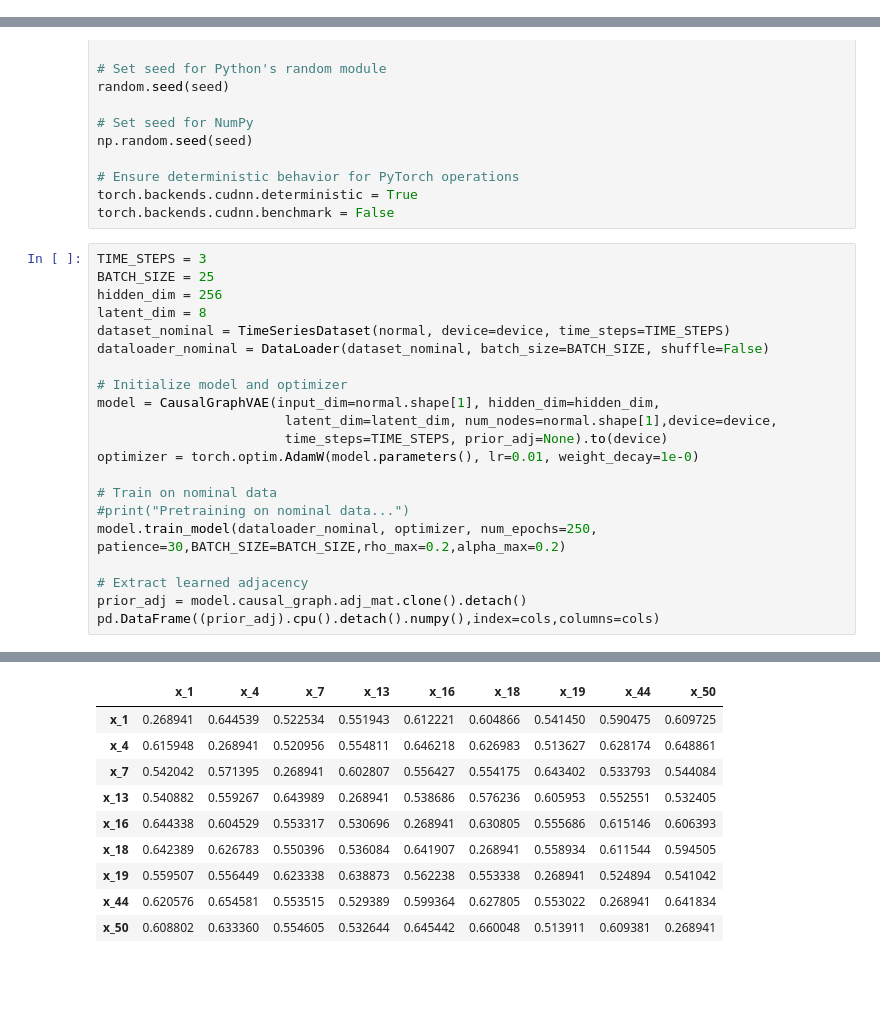
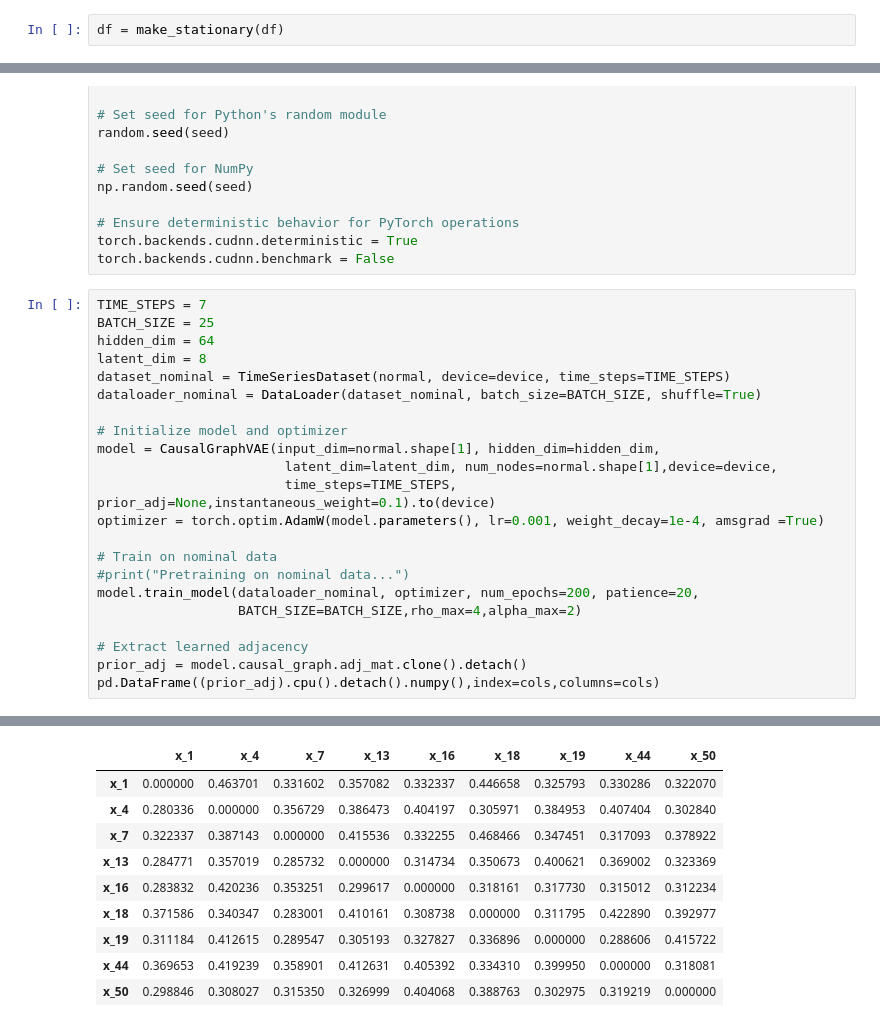
Before and after one commit to lowhornj/CARAT_CI, a Jupyter notebook: src/tennessee_eastman_idv1.ipynb, the cells around one changed output, grey strips where cells are left out. Drawn from its saved outputs; the diff is of its cells as text; blank space fills up the shorter version.

Commit message:
updated model

```diff
--- a/src/tennessee_eastman_idv1.ipynb
+++ b/src/tennessee_eastman_idv1.ipynb
@@ -61,3 +61,5 @@ from feature.scalers import ranged_scaler
 df = pl.DataFrame(data,schema=col_names)
 for col in df.columns:
     df = df.with_columns(ranged_scaler(df[col]))
+# %%
+df = make_stationary(df)
@@ -281,22 +153,23 @@ np.random.seed(seed)
 torch.backends.cudnn.deterministic = True
 torch.backends.cudnn.benchmark = False
 # %%
-TIME_STEPS = 3
+TIME_STEPS = 7
 BATCH_SIZE = 25
-hidden_dim = 256
+hidden_dim = 64
 latent_dim = 8
 dataset_nominal = TimeSeriesDataset(normal, device=device, time_steps=TIME_STEPS)
-dataloader_nominal = DataLoader(dataset_nominal, batch_size=BATCH_SIZE, shuffle=False)
+dataloader_nominal = DataLoader(dataset_nominal, batch_size=BATCH_SIZE, shuffle=True)
 
 # Initialize model and optimizer
 model = CausalGraphVAE(input_dim=normal.shape[1], hidden_dim=hidden_dim,
                         latent_dim=latent_dim, num_nodes=normal.shape[1],device=device,
-                        time_steps=TIME_STEPS, prior_adj=None).to(device)
-optimizer = torch.optim.AdamW(model.parameters(), lr=0.01, weight_decay=1e-0)
+                        time_steps=TIME_STEPS, prior_adj=None,instantaneous_weight=0.1).to(device)
+optimizer = torch.optim.AdamW(model.parameters(), lr=0.001, weight_decay=1e-4, amsgrad =True)
 
 # Train on nominal data
 #print("Pretraining on nominal data...")
-model.train_model(dataloader_nominal, optimizer, num_epochs=250, patience=30,BATCH_SIZE=BATCH_SIZE,rho_max=0.2,alpha_max=0.2)
+model.train_model(dataloader_nominal, optimizer, num_epochs=200, patience=20,
+                  BATCH_SIZE=BATCH_SIZE,rho_max=4,alpha_max=2)
 
 # Extract learned adjacency
 prior_adj = model.causal_graph.adj_mat.clone().detach()
@@ -309,11 +186,11 @@ Recon Loss =0.5477, KL Loss = 0.0002, Sparsity Loss = 33.9743, Lagrangian Loss =
 |  | x_1 | x_4 | x_7 | x_13 | x_16 | x_18 | x_19 | x_44 | x_50 |
-| x_1 | 0.268941 | 0.644539 | 0.522534 | 0.551943 | 0.612221 | 0.604866 | 0.541450 | 0.590475 | 0.609725 |
-| x_4 | 0.615948 | 0.268941 | 0.520956 | 0.554811 | 0.646218 | 0.626983 | 0.513627 | 0.628174 | 0.648861 |
-| x_7 | 0.542042 | 0.571395 | 0.268941 | 0.602807 | 0.556427 | 0.554175 | 0.643402 | 0.533793 | 0.544084 |
-| x_13 | 0.540882 | 0.559267 | 0.643989 | 0.268941 | 0.538686 | 0.576236 | 0.605953 | 0.552551 | 0.532405 |
-| x_16 | 0.644338 | 0.604529 | 0.553317 | 0.530696 | 0.268941 | 0.630805 | 0.555686 | 0.615146 | 0.606393 |
-| x_18 | 0.642389 | 0.626783 | 0.550396 | 0.536084 | 0.641907 | 0.268941 | 0.558934 | 0.611544 | 0.594505 |
-| x_19 | 0.559507 | 0.556449 | 0.623338 | 0.638873 | 0.562238 | 0.553338 | 0.268941 | 0.524894 | 0.541042 |
-| x_44 | 0.620576 | 0.654581 | 0.553515 | 0.529389 | 0.599364 | 0.627805 | 0.553022 | 0.268941 | 0.641834 |
-| x_50 | 0.608802 | 0.633360 | 0.554605 | 0.532644 | 0.645442 | 0.660048 | 0.513911 | 0.609381 | 0.268941 |
+| x_1 | 0.000000 | 0.463701 | 0.331602 | 0.357082 | 0.332337 | 0.446658 | 0.325793 | 0.330286 | 0.322070 |
+| x_4 | 0.280336 | 0.000000 | 0.356729 | 0.386473 | 0.404197 | 0.305971 | 0.384953 | 0.407404 | 0.302840 |
+| x_7 | 0.322337 | 0.387143 | 0.000000 | 0.415536 | 0.332255 | 0.468466 | 0.347451 | 0.317093 | 0.378922 |
+| x_13 | 0.284771 | 0.357019 | 0.285732 | 0.000000 | 0.314734 | 0.350673 | 0.400621 | 0.369002 | 0.323369 |
+| x_16 | 0.283832 | 0.420236 | 0.353251 | 0.299617 | 0.000000 | 0.318161 | 0.317730 | 0.315012 | 0.312234 |
+| x_18 | 0.371586 | 0.340347 | 0.283001 | 0.410161 | 0.308738 | 0.000000 | 0.311795 | 0.422890 | 0.392977 |
+| x_19 | 0.311184 | 0.412615 | 0.289547 | 0.305193 | 0.327827 | 0.336896 | 0.000000 | 0.288606 | 0.415722 |
+| x_44 | 0.369653 | 0.419239 | 0.358901 | 0.412631 | 0.405392 | 0.334310 | 0.399950 | 0.000000 | 0.318081 |
+| x_50 | 0.298846 | 0.308027 | 0.315350 | 0.326999 | 0.404068 | 0.388763 | 0.302975 | 0.319219 | 0.000000 |
 # %%
```
Also changed, not shown: parts of 15 cells of this notebook, 9 other files.
